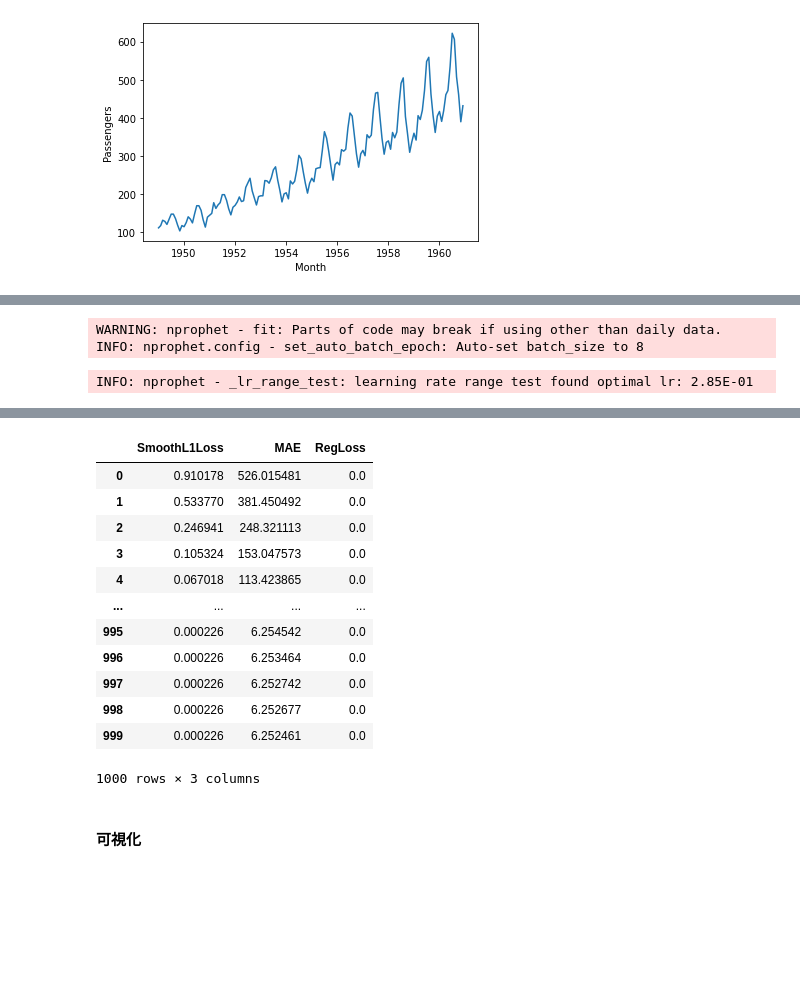
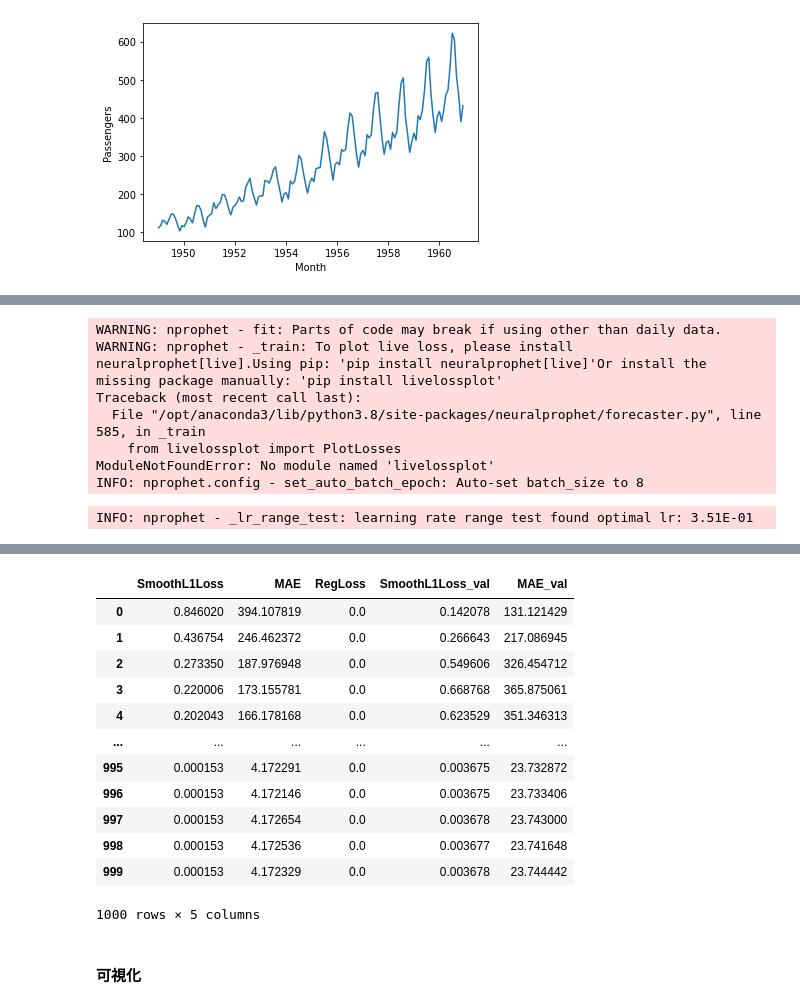
Before and after one commit to ykato27/Time-Series-Forecasting, a Jupyter notebook: notebooks/NeuralProphet/NeuralProphet.ipynb, the cells around one changed output, grey strips where cells are left out. Saved outputs shown, nothing was run; the diff lists cells and outputs as text; code cells hidden in the pictures; blank space fills up the shorter version.

```diff
--- a/notebooks/NeuralProphet/NeuralProphet.ipynb
+++ b/notebooks/NeuralProphet/NeuralProphet.ipynb
@@ -83,8 +88,17 @@ params = {
 # %%
 %%time
 model = NeuralProphet(**params)
-model.fit(df_train, freq='M')
+model.fit(df_train,
+          validate_each_epoch=True,
+          valid_p=0.2,
+          freq='M',
+          plot_live_loss=True)
 # %% [output]
 WARNING: nprophet - fit: Parts of code may break if using other than daily data.
+WARNING: nprophet - _train: To plot live loss, please install neuralprophet[live].Using pip: 'pip install neuralprophet[live]'Or install the missing package manually: 'pip install livelossplot'
+Traceback (most recent call last):
+  File "/opt/anaconda3/lib/python3.8/site-packages/neuralprophet/forecaster.py", line 585, in _train
+    from livelossplot import PlotLosses
+ModuleNotFoundError: No module named 'livelossplot'
 INFO: nprophet.config - set_auto_batch_epoch: Auto-set batch_size to 8
-INFO: nprophet - _lr_range_test: learning rate range test found optimal lr: 2.85E-01
+INFO: nprophet - _lr_range_test: learning rate range test found optimal lr: 3.51E-01
@@ -93,16 +107,16 @@ Wall time: 1min 21s
-|  | SmoothL1Loss | MAE | RegLoss |
-| 0 | 0.910178 | 526.015481 | 0.0 |
-| 1 | 0.533770 | 381.450492 | 0.0 |
-| 2 | 0.246941 | 248.321113 | 0.0 |
-| 3 | 0.105324 | 153.047573 | 0.0 |
-| 4 | 0.067018 | 113.423865 | 0.0 |
-| ... | ... | ... | ... |
-| 995 | 0.000226 | 6.254542 | 0.0 |
-| 996 | 0.000226 | 6.253464 | 0.0 |
-| 997 | 0.000226 | 6.252742 | 0.0 |
-| 998 | 0.000226 | 6.252677 | 0.0 |
-| 999 | 0.000226 | 6.252461 | 0.0 |
+|  | SmoothL1Loss | MAE | RegLoss | SmoothL1Loss_val | MAE_val |
+| 0 | 0.846020 | 394.107819 | 0.0 | 0.142078 | 131.121429 |
+| 1 | 0.436754 | 246.462372 | 0.0 | 0.266643 | 217.086945 |
+| 2 | 0.273350 | 187.976948 | 0.0 | 0.549606 | 326.454712 |
+| 3 | 0.220006 | 173.155781 | 0.0 | 0.668768 | 365.875061 |
+| 4 | 0.202043 | 166.178168 | 0.0 | 0.623529 | 351.346313 |
+| ... | ... | ... | ... | ... | ... |
+| 995 | 0.000153 | 4.172291 | 0.0 | 0.003675 | 23.732872 |
+| 996 | 0.000153 | 4.172146 | 0.0 | 0.003675 | 23.733406 |
+| 997 | 0.000153 | 4.172654 | 0.0 | 0.003678 | 23.743000 |
+| 998 | 0.000153 | 4.172536 | 0.0 | 0.003677 | 23.741648 |
+| 999 | 0.000153 | 4.172329 | 0.0 | 0.003678 | 23.744442 |
-1000 rows × 3 columns
+1000 rows × 5 columns
 # %%
 # NeuralProphet 予測モデルの精度検証用データの生成
 future = model.make_future_dataframe(
```
Also changed, not shown: parts of 4 cells of this notebook, 1 other file.
